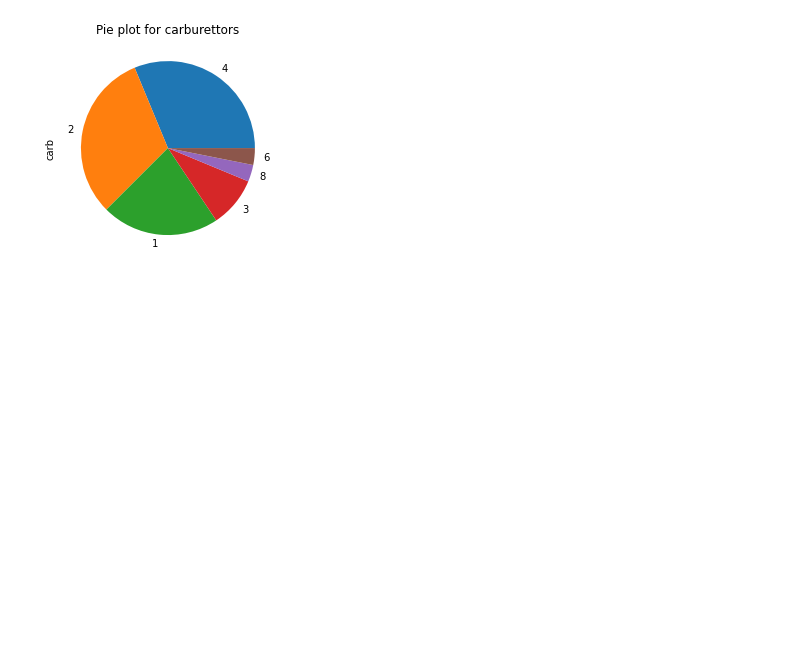
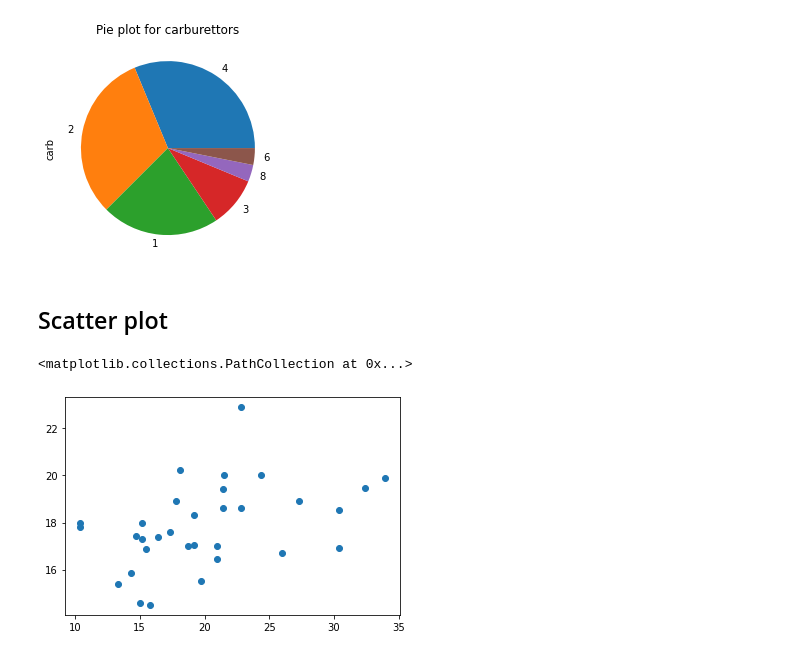
Before and after one commit to Pradnya1208/Data-Science, a Jupyter notebook: Visualizations_Python/matplotlib/Visualizations_python.ipynb, the cells around one changed output. Saved outputs shown, nothing was run; the diff lists cells and outputs as text; code cells hidden in the pictures; blank space fills up the shorter version.

```diff
--- a/Visualizations_Python/matplotlib/Visualizations_python.ipynb
+++ b/Visualizations_Python/matplotlib/Visualizations_python.ipynb
@@ -117,3 +113,10 @@ Text(0.5, 1.0, 'Pie plot for carburettors')
 [figure]
 # %%
 #cars.groupby(['gear','cyl','carb']).first()
+# %% [markdown]
+## Scatter plot
+# %%
+plt.scatter(cars.mpg,cars.qsec)
+# %% [output]
+<matplotlib.collections.PathCollection at 0x...>
+[figure, added]
```
Also changed, not shown: parts of 12 cells of this notebook.
